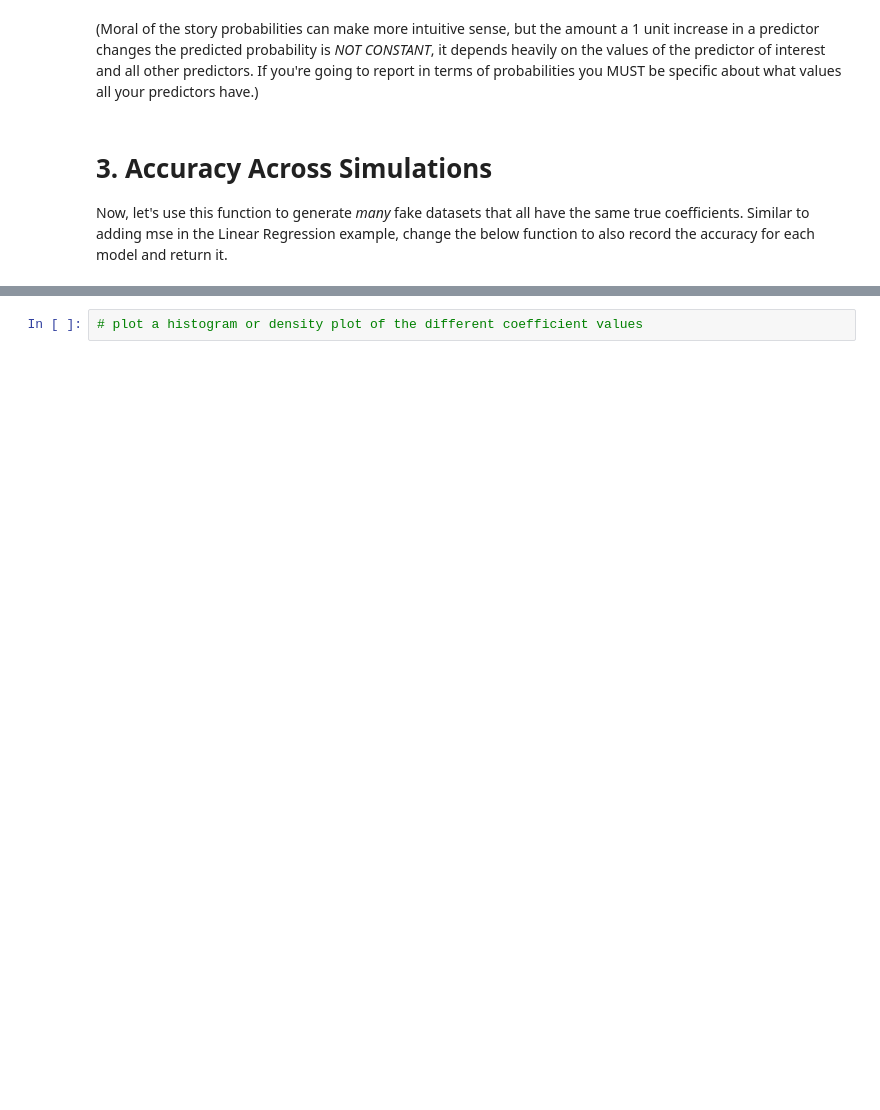
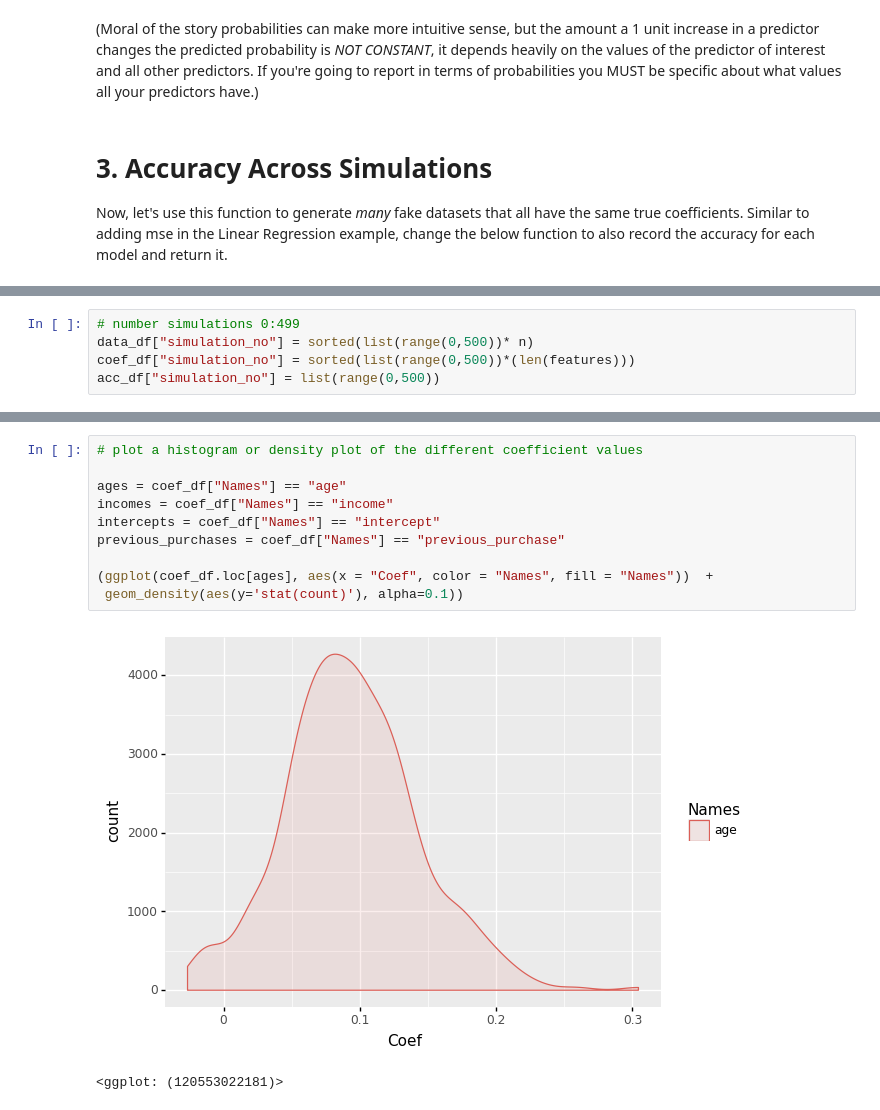
Before and after one commit to danshaub/CPSC392ParlettPelleriti, a Jupyter notebook: InClass/Exercises/Class9.ipynb, the cells around one changed output, grey strips where cells are left out. Cells and saved outputs as stored; diff of their text form; blank space fills up the shorter version.

```diff
--- a/InClass/Exercises/Class9.ipynb
+++ b/InClass/Exercises/Class9.ipynb
@@ -471,0 +478,5 @@ acc_df["simulation_no"] = list(range(0,500))
+# %%
+# number simulations 0:499
+data_df["simulation_no"] = sorted(list(range(0,500))* n)
+coef_df["simulation_no"] = sorted(list(range(0,500))*(len(features)))
+acc_df["simulation_no"] = list(range(0,500))
@@ -474,2 +517,13 @@ acc_df["simulation_no"] = list(range(0,500))
-# %%
-# plot a histogram or density plot of the different coefficient values
+# %%
+# plot a histogram or density plot of the different coefficient values
+
+ages = coef_df["Names"] == "age"
+incomes = coef_df["Names"] == "income"
+intercepts = coef_df["Names"] == "intercept"
+previous_purchases = coef_df["Names"] == "previous_purchase"
+
+(ggplot(coef_df.loc[ages], aes(x = "Coef", color = "Names", fill = "Names"))  +
+ geom_density(aes(y='stat(count)'), alpha=0.1))
+# %% [output]
+[figure, added]
+<ggplot: (120553022181)>
```
Also changed, not shown: parts of 19 cells of this notebook, 5 other files.
